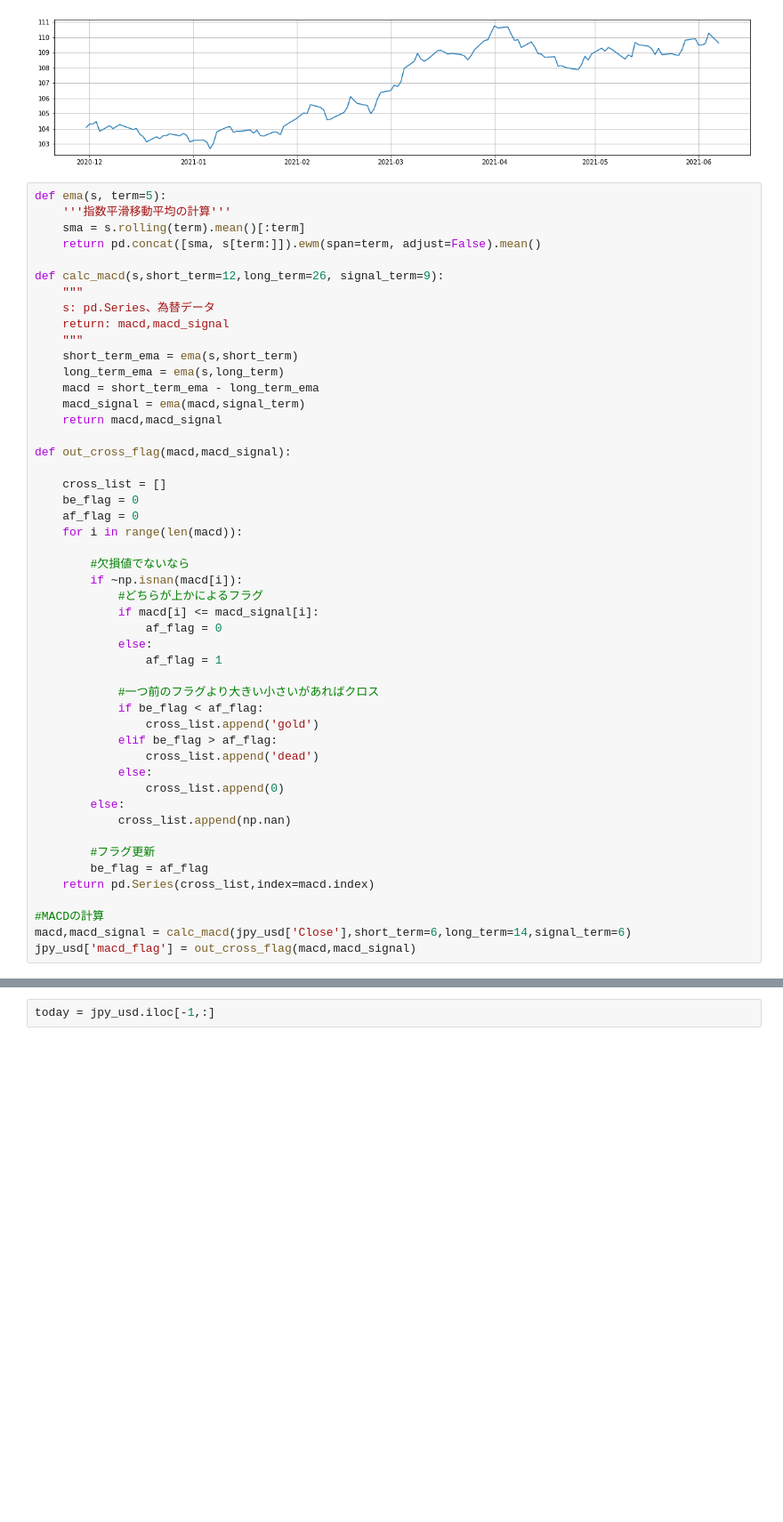
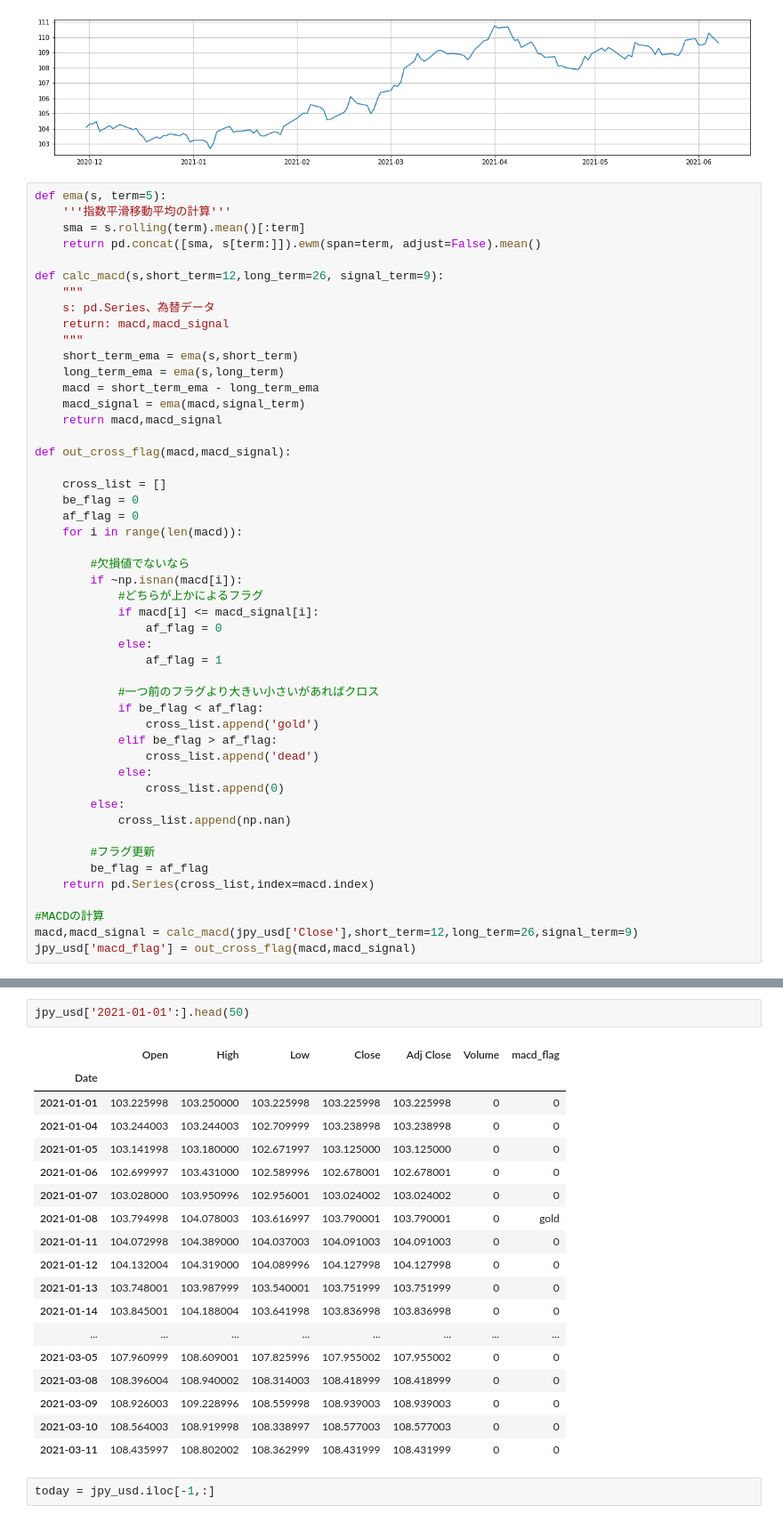
Before and after one commit to arenzero/fx_trade, a Jupyter notebook: trading_rule/only_macd_signal.ipynb, the cells around one changed output, grey strips where cells are left out. Shown at 89% size. Cells and saved outputs as stored; diff of their text form; blank space fills up the shorter version.

```diff
--- a/trading_rule/only_macd_signal.ipynb
+++ b/trading_rule/only_macd_signal.ipynb
@@ -70,5 +70,5 @@ def out_cross_flag(macd,macd_signal):
     return pd.Series(cross_list,index=macd.index)
 
 #MACDの計算
-macd,macd_signal = calc_macd(jpy_usd['Close'],short_term=6,long_term=14,signal_term=6)
+macd,macd_signal = calc_macd(jpy_usd['Close'],short_term=12,long_term=26,signal_term=9)
 jpy_usd['macd_flag'] = out_cross_flag(macd,macd_signal)
@@ -92,3 +75,24 @@ jpy_usd
+# %%
+jpy_usd['2021-01-01':].head(50)
+# %% [output]
+|  | Open | High | Low | Close | Adj Close | Volume | macd_flag |
+| Date |  |  |  |  |  |  |  |
+| 2021-01-01 | 103.225998 | 103.250000 | 103.225998 | 103.225998 | 103.225998 | 0 | 0 |
+| 2021-01-04 | 103.244003 | 103.244003 | 102.709999 | 103.238998 | 103.238998 | 0 | 0 |
+| 2021-01-05 | 103.141998 | 103.180000 | 102.671997 | 103.125000 | 103.125000 | 0 | 0 |
+| 2021-01-06 | 102.699997 | 103.431000 | 102.589996 | 102.678001 | 102.678001 | 0 | 0 |
+| 2021-01-07 | 103.028000 | 103.950996 | 102.956001 | 103.024002 | 103.024002 | 0 | 0 |
+| 2021-01-08 | 103.794998 | 104.078003 | 103.616997 | 103.790001 | 103.790001 | 0 | gold |
+| 2021-01-11 | 104.072998 | 104.389000 | 104.037003 | 104.091003 | 104.091003 | 0 | 0 |
+| 2021-01-12 | 104.132004 | 104.319000 | 104.089996 | 104.127998 | 104.127998 | 0 | 0 |
+| 2021-01-13 | 103.748001 | 103.987999 | 103.540001 | 103.751999 | 103.751999 | 0 | 0 |
+| 2021-01-14 | 103.845001 | 104.188004 | 103.641998 | 103.836998 | 103.836998 | 0 | 0 |
+| ... | ... | ... | ... | ... | ... | ... | ... |
+| 2021-03-05 | 107.960999 | 108.609001 | 107.825996 | 107.955002 | 107.955002 | 0 | 0 |
+| 2021-03-08 | 108.396004 | 108.940002 | 108.314003 | 108.418999 | 108.418999 | 0 | 0 |
+| 2021-03-09 | 108.926003 | 109.228996 | 108.559998 | 108.939003 | 108.939003 | 0 | 0 |
+| 2021-03-10 | 108.564003 | 108.919998 | 108.338997 | 108.577003 | 108.577003 | 0 | 0 |
+| 2021-03-11 | 108.435997 | 108.802002 | 108.362999 | 108.431999 | 108.431999 | 0 | 0 |
 # %%
 today = jpy_usd.iloc[-1,:]
 # %%
```
Also changed, not shown: parts of 2 cells of this notebook, 7 other files.
